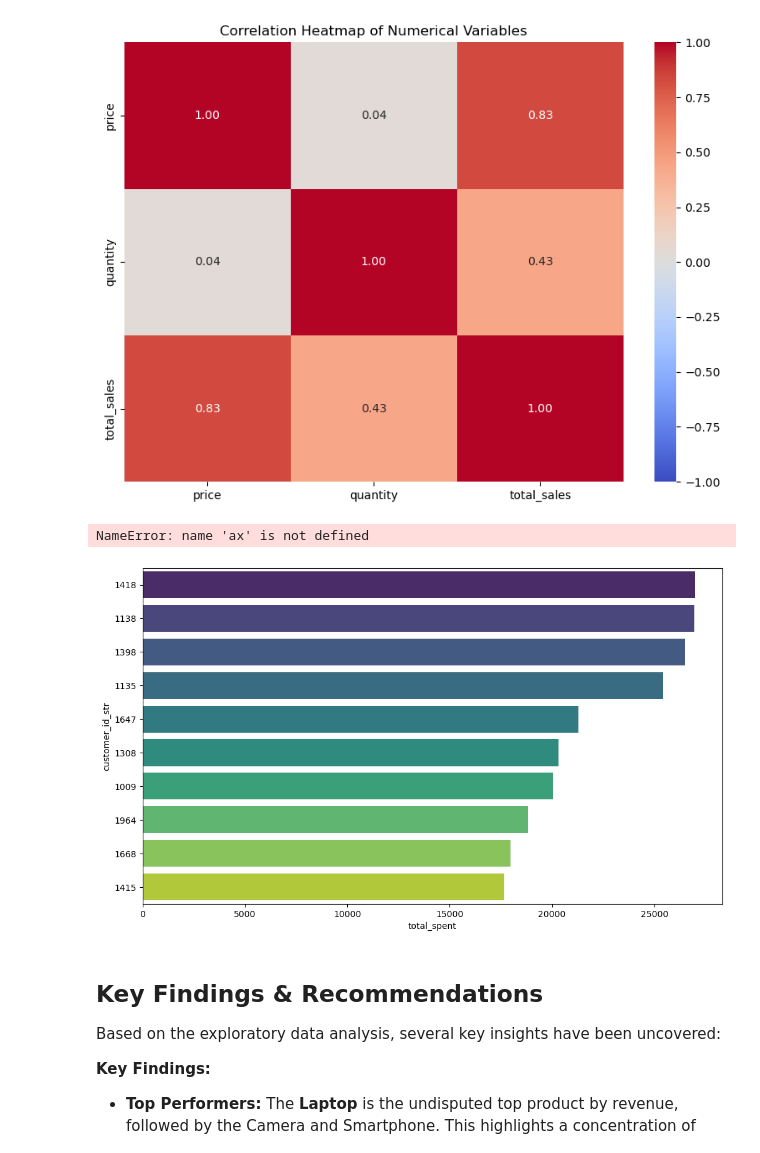
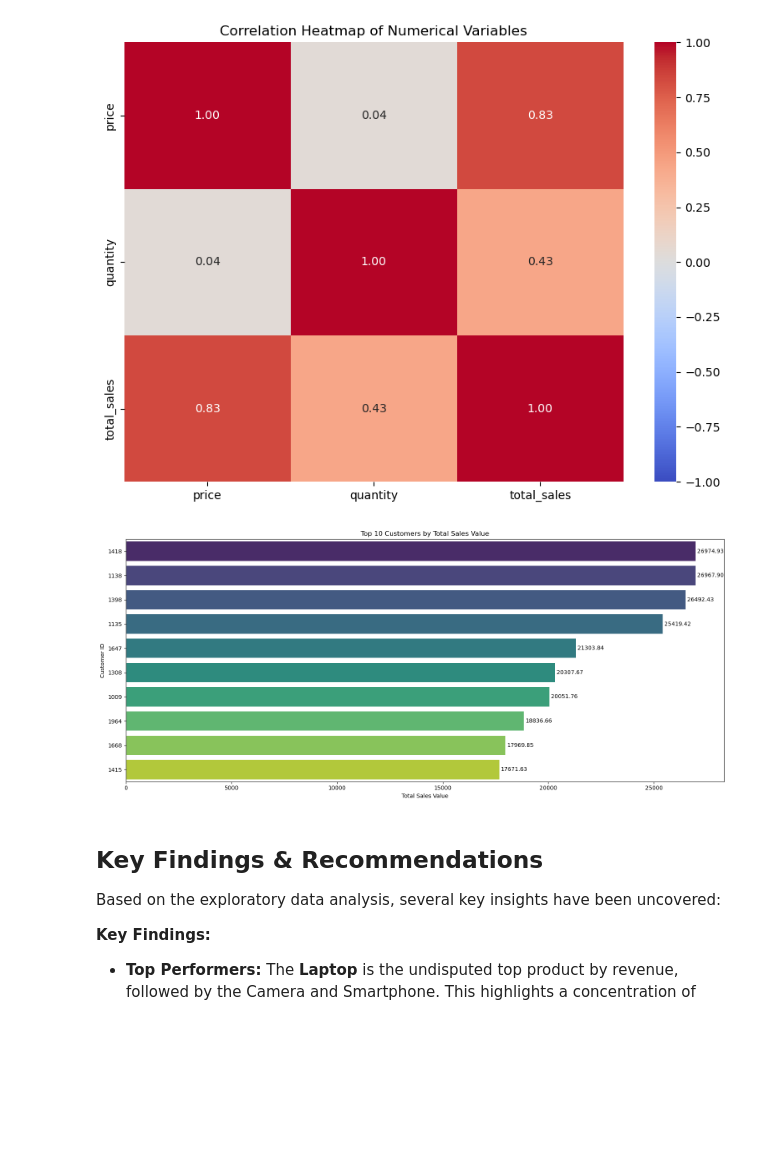
Before and after one commit to hubwied/ecommerce_sale, a Jupyter notebook: ecommerce_sale.ipynb, the cells around one changed output. Drawn from its saved outputs; the diff is of its cells as text; code cells hidden in the pictures; blank space fills up the shorter version.

Commit message:
update customers sales bar

```diff
--- a/ecommerce_sale.ipynb
+++ b/ecommerce_sale.ipynb
@@ -403,24 +403,23 @@ plt.show()
 # %%
 top_customers_by_spent['customer_id_str'] = top_customers_by_spent['customer_id'].astype(str)
 
-plt.figure(figsize=(12, 7))
-sns.barplot(data=top_customers_by_spent.sort_values('total_spent', ascending=False),
+plt.figure(figsize=(16, 7))
+ax = sns.barplot(data=top_customers_by_spent.sort_values('total_spent', ascending=False),
             x='total_spent',
             y='customer_id_str',
             hue='customer_id_str',
             palette='viridis',
             orient='h',
             legend=False)
 for container in ax.containers:
     ax.bar_label(container, fmt='%.2f', padding=3)
 plt.title('Top 10 Customers by Total Sales Value')
 plt.xlabel('Total Sales Value')
 plt.ylabel('Customer ID')
 plt.tight_layout()
 plt.show()
 # %% [output]
-NameError: name 'ax' is not defined
-[figure, old version]
+[figure, new version]
 # %% [markdown]
 ## Key Findings & Recommendations
 
```
